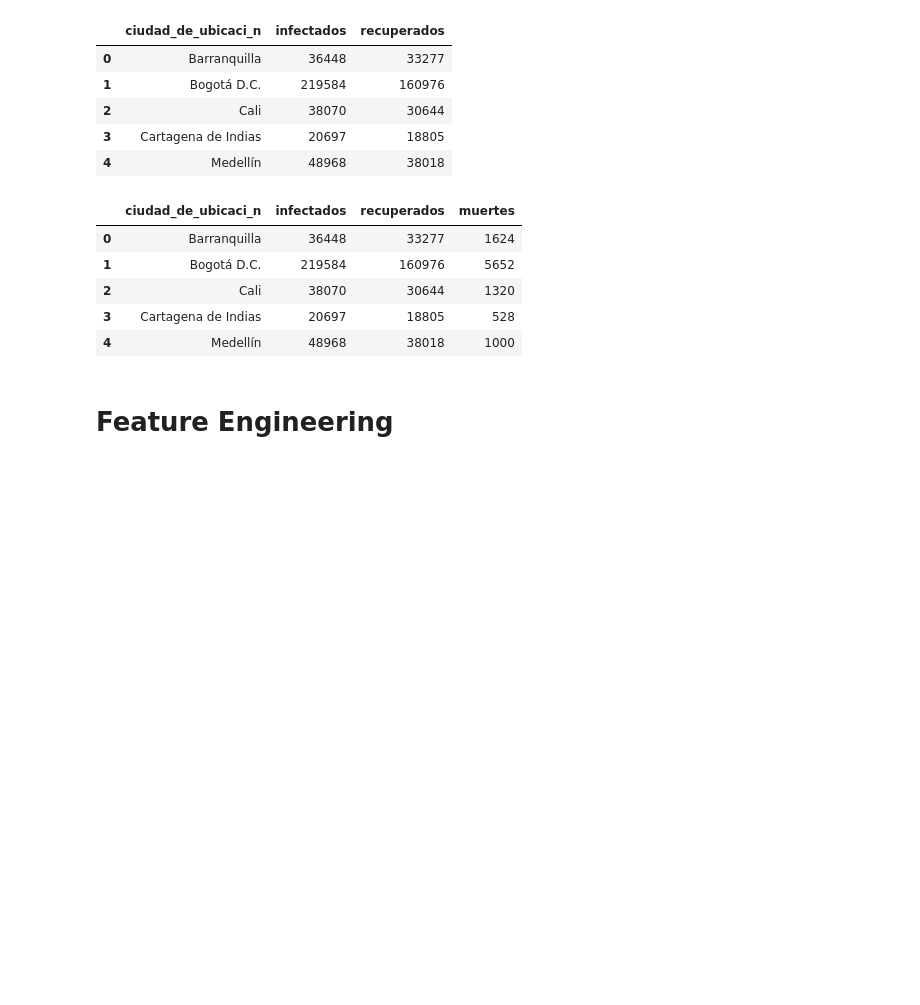
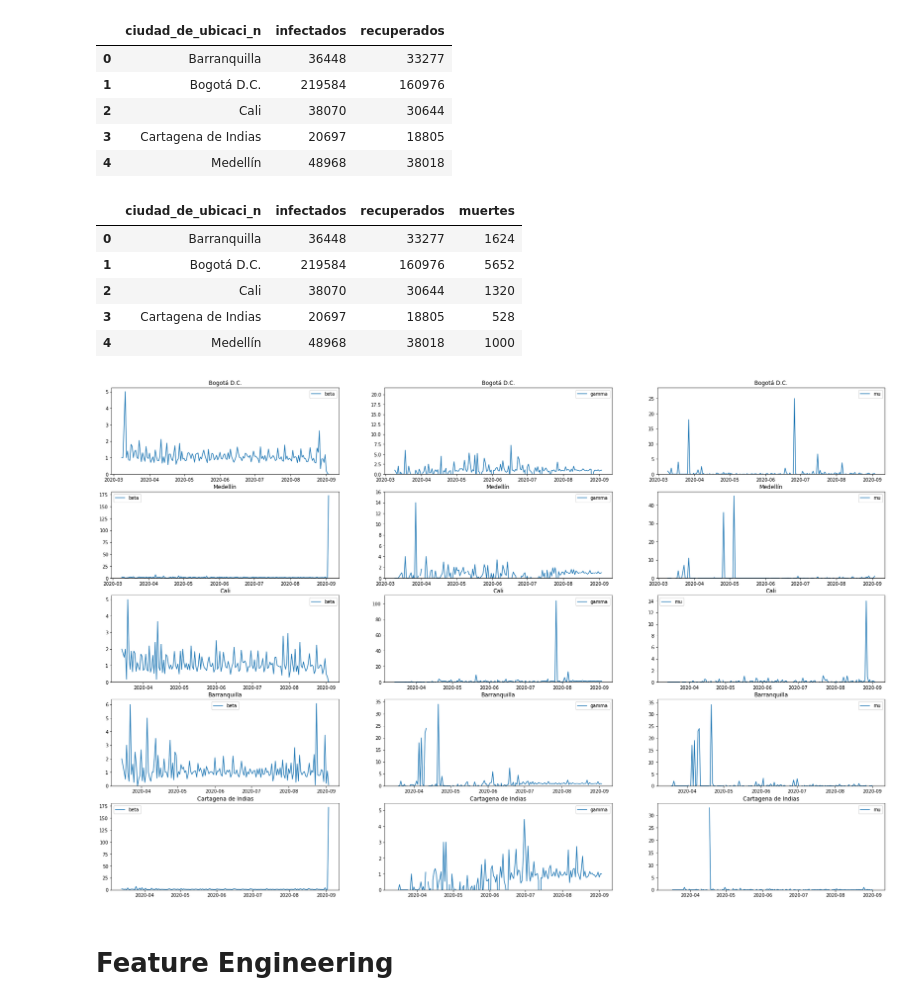
Before and after one commit to AP-2020-1S/covid-19-chepeai, a Jupyter notebook: EDA.ipynb, the cells around one changed output. Cells and saved outputs as stored; diff of their text form; code cells hidden in the pictures; blank space fills up the shorter version.

```diff
--- a/EDA.ipynb
+++ b/EDA.ipynb
@@ -414,6 +451,19 @@ total_ciudad.head()
 | 2 | Cali | 38070 | 30644 | 1320 |
 | 3 | Cartagena de Indias | 20697 | 18805 | 528 |
 | 4 | Medellín | 48968 | 38018 | 1000 |
+# %%
+fig, axes = plt.subplots(5,3, figsize=(30,20))
+lst = ['beta','gamma','mu']
+
+for i, var in enumerate(list(product(top_5, lst))):
+    ax = axes.flatten()[i]
+    ax.set_title(var[0])
+    ax.plot(df_SIR[var[0]]['fecha'], df_SIR[var[0]][var[1]], label=var[1])
+    ax.set_ylim(0,)
+
+    ax.legend()
+# %% [output]
+[figure, added]
 # %% [markdown]
 # Feature Engineering
 # %% [markdown]
```
Also changed, not shown: parts of 27 cells of this notebook, 1 other file.
